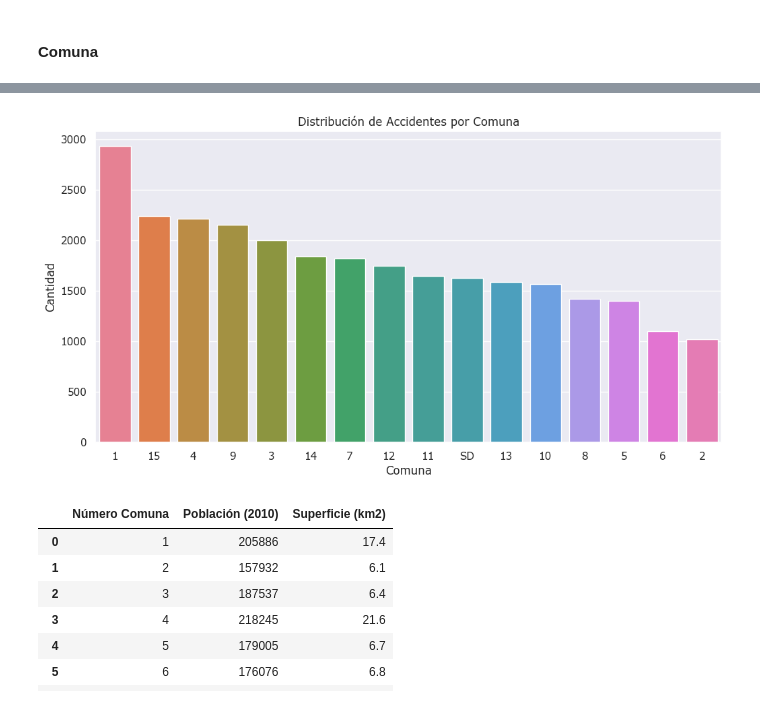
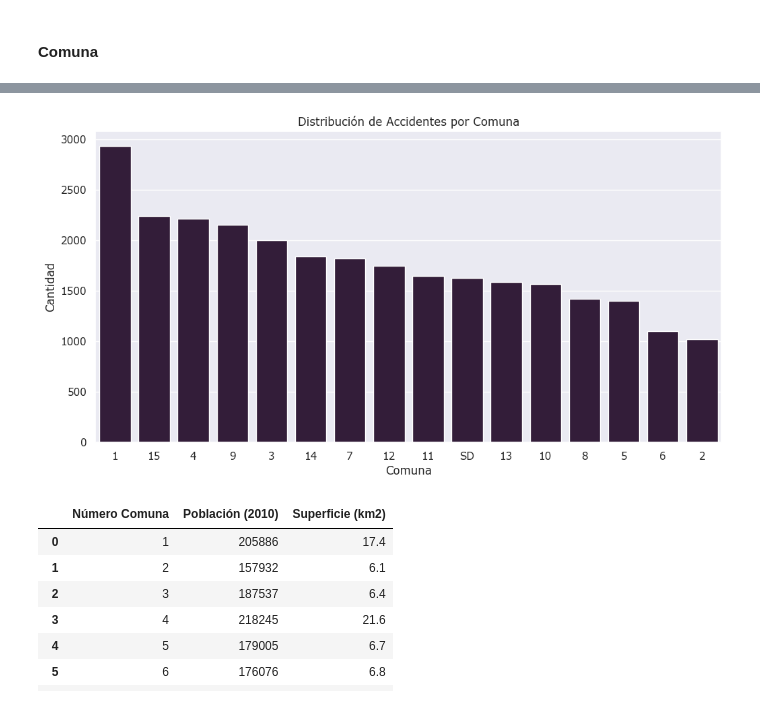
Before and after one commit to chelo1003/Henry_PI2_Accidentes, a Jupyter notebook: EDA/3_EDA_analisis.ipynb, the cells around one changed output, grey strips where cells are left out. Drawn from its saved outputs; the diff is of its cells as text; code cells hidden in the pictures.

```diff
--- a/EDA/3_EDA_analisis.ipynb
+++ b/EDA/3_EDA_analisis.ipynb
@@ -291,13 +291,13 @@ comuna = df_accidentes["comuna"].value_counts()
 # %%
 plt.figure(figsize=(12,6))
 sns.set_theme(style="darkgrid",palette='rocket',font="Verdana",font_scale=1)
-sns.barplot(x=comuna.index, y=comuna, hue=comuna.index)
+sns.barplot(x=comuna.index, y=comuna)
 plt.title('Distribución de Accidentes por Comuna')
 plt.xlabel('Comuna')
 plt.ylabel("Cantidad")
 plt.show()
 # %% [output]
-[figure, old version]
+[figure, new version]
 # %%
 df_comunas = pd.read_excel("../data/comunas.xlsx")
 df_comunas
```
Also changed, not shown: parts of 1 cell of this notebook, 13 other files.
